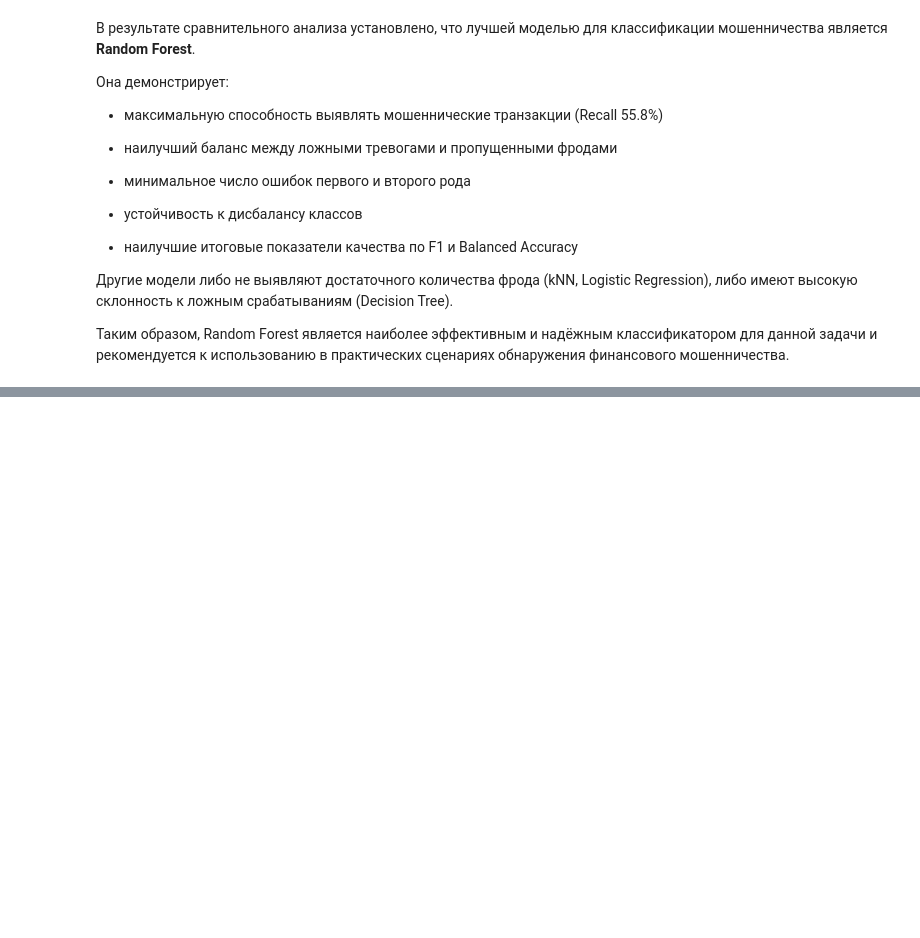
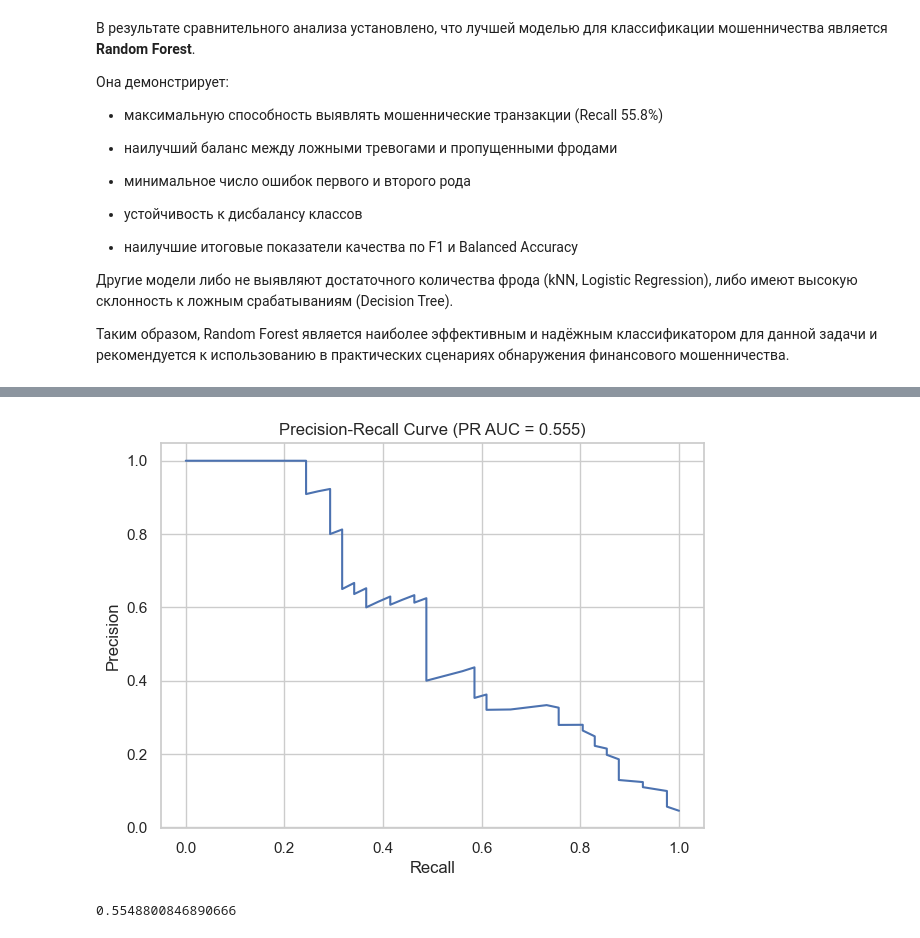
Before and after one commit to kraggg/DataAnalysis, a Jupyter notebook: ЛР_5_Бабенко_8.Ipynb, the cells around one changed output, grey strips where cells are left out. Saved outputs shown, nothing was run; the diff lists cells and outputs as text; code cells hidden in the pictures; blank space fills up the shorter version.

```diff
--- a/ЛР_5_Бабенко_8.Ipynb
+++ b/ЛР_5_Бабенко_8.Ipynb
@@ -427,0 +511,38 @@ Random Forest
+# %%
+from sklearn.metrics import precision_recall_curve, auc
+
+X = df.drop("Fraud", axis=1)
+y = df["Fraud"]
+
+X = pd.get_dummies(X, drop_first=True)
+
+X_train, X_test, y_train, y_test = train_test_split(
+    X, y, test_size=0.3, random_state=42, stratify=y
+)
+
+num_cols = ["transaction_amount","num_items","time_on_site_sec","hour_of_day","account_age_days"]
+
+scaler = StandardScaler()
+X_train[num_cols] = scaler.fit_transform(X_train[num_cols])
+X_test[num_cols] = scaler.transform(X_test[num_cols])
+
+rf = RandomForestClassifier(n_estimators=200, random_state=42)
+rf.fit(X_train, y_train)
+
+probs = rf.predict_proba(X_test)[:, 1]
+
+precision, recall, _ = precision_recall_curve(y_test, probs)
+pr_auc = auc(recall, precision)
+
+plt.figure(figsize=(7,5))
+plt.plot(recall, precision)
+plt.xlabel("Recall")
+plt.ylabel("Precision")
+plt.title(f"Precision-Recall Curve (PR AUC = {pr_auc:.3f})")
+plt.grid(True)
+plt.show()
+
+pr_auc
+# %% [output]
+[figure, added]
+0.5548800846890666
```
Also changed, not shown: parts of 29 cells of this notebook.
